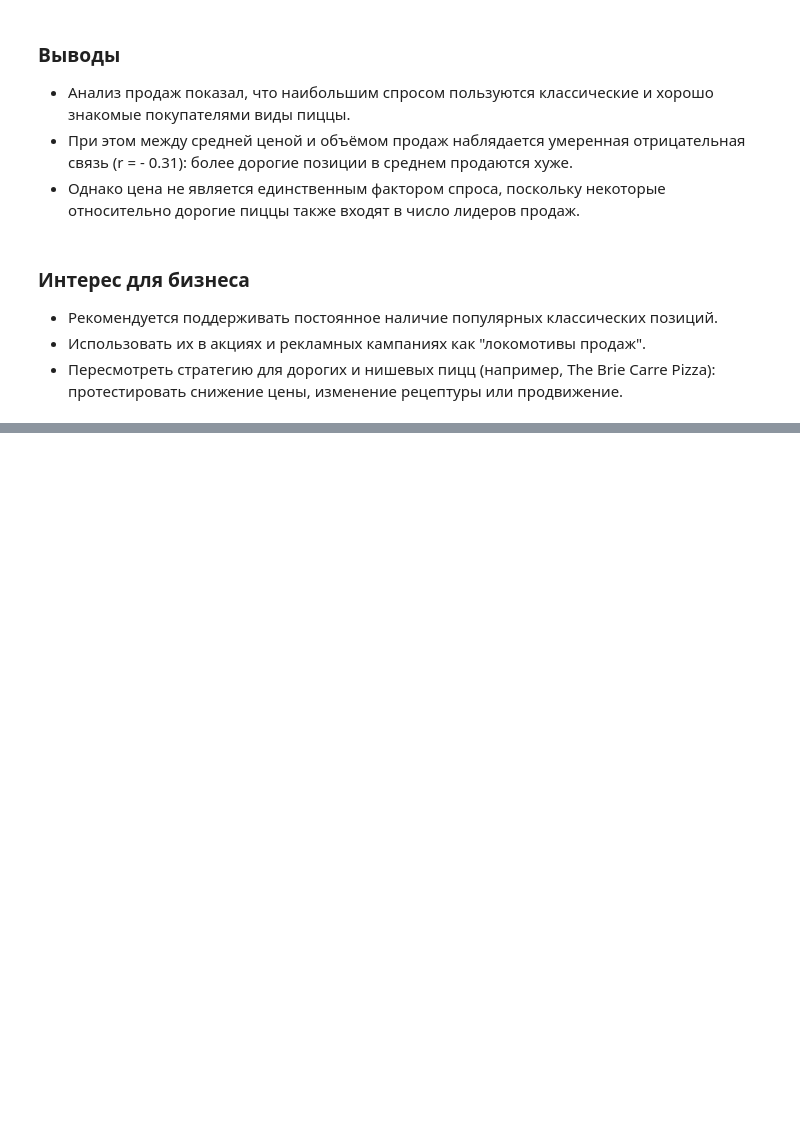
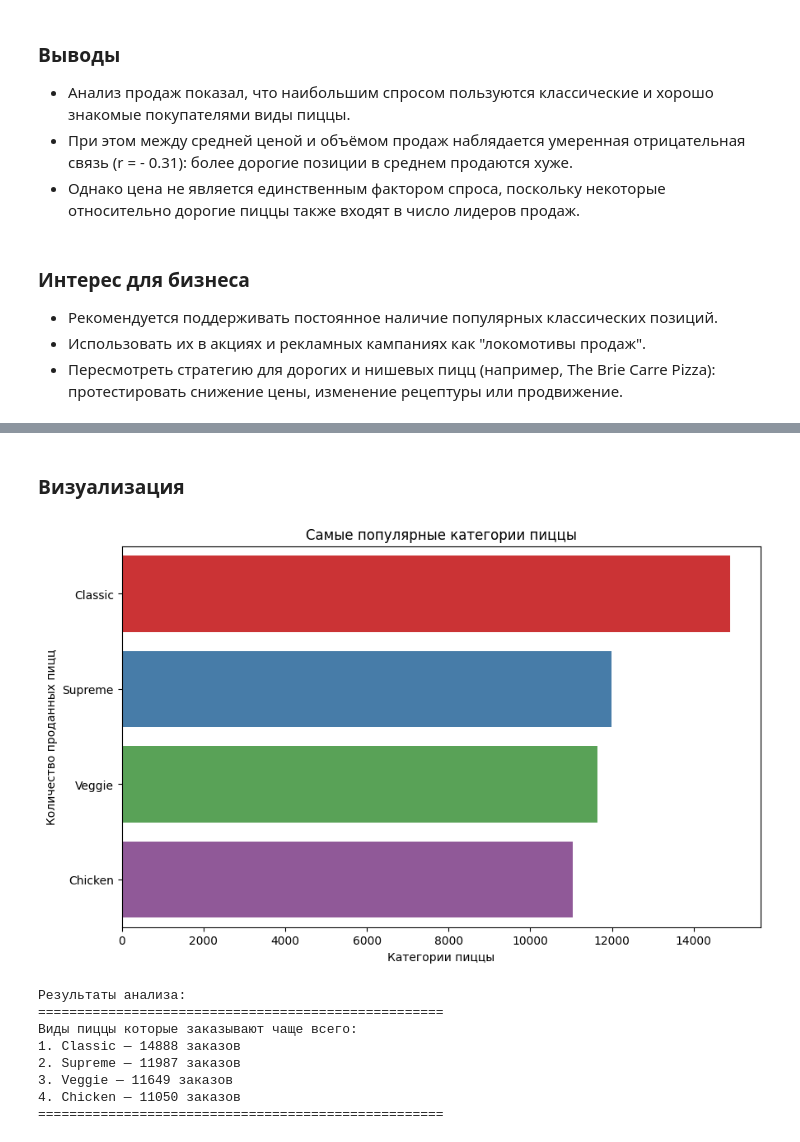
Before and after one commit to WhosArt/pizza_hut_da, a Jupyter notebook: pizzahut_analysis.ipynb, the cells around one changed output, grey strips where cells are left out. Cells and saved outputs as stored; diff of their text form; code cells hidden in the pictures; blank space fills up the shorter version.

Commit message:
4. Какие категории пиццы наиболее популярны по объему продаж?

```diff
--- a/pizzahut_analysis.ipynb
+++ b/pizzahut_analysis.ipynb
@@ -754,0 +758,18 @@ print("====================================================")
+# %%
+popular_category_per_orders = (
+    df.groupby('category')['quantity']
+    .sum()
+    .sort_values(ascending=False)
+    .reset_index()
+)
+
+
+result = popular_category_per_orders.copy()
+result.columns = ['Категория', 'Продажи']
+
+result['Доля (%)'] = (
+    result['Продажи'] /
+    result['Продажи'].sum() * 100
+).round(1)
+
+result
@@ -754,0 +788,33 @@ print("====================================================")
+# %% [markdown]
+### **Визуализация**
+# %%
+# Создаем фигуру и ось
+fig, ax = plt.subplots(figsize=(10, 6))
+
+# Строим график
+sns.barplot(data=popular_categgory_per_orders, x='quantity', y='category', hue='category', ax=ax, palette='Set1', legend=False)
+
+# Настраиваем заголовок и подписи
+ax.set_xlabel('Категории пиццы')
+ax.set_ylabel('Количество проданных пицц')
+ax.set_title('Самые популярные категории пиццы')
+
+# Отображение диаграммы
+plt.show()
+
+# Выводим результаты
+print("Результаты анализа:")
+print("====================================================")
+print("Виды пиццы которые заказывают чаще всего:")
+print("\n".join(f"{i+1}. {row['category']} — {row['quantity']} заказов" for i, row in popular_category_per_orders.iterrows()))
+print("====================================================")
+# %% [output]
+[figure, added]
+Результаты анализа:
+====================================================
+Виды пиццы которые заказывают чаще всего:
+1. Classic — 14888 заказов
+2. Supreme — 11987 заказов
+3. Veggie — 11649 заказов
+4. Chicken — 11050 заказов
+====================================================
```
Also changed, not shown: parts of 7 cells of this notebook.
